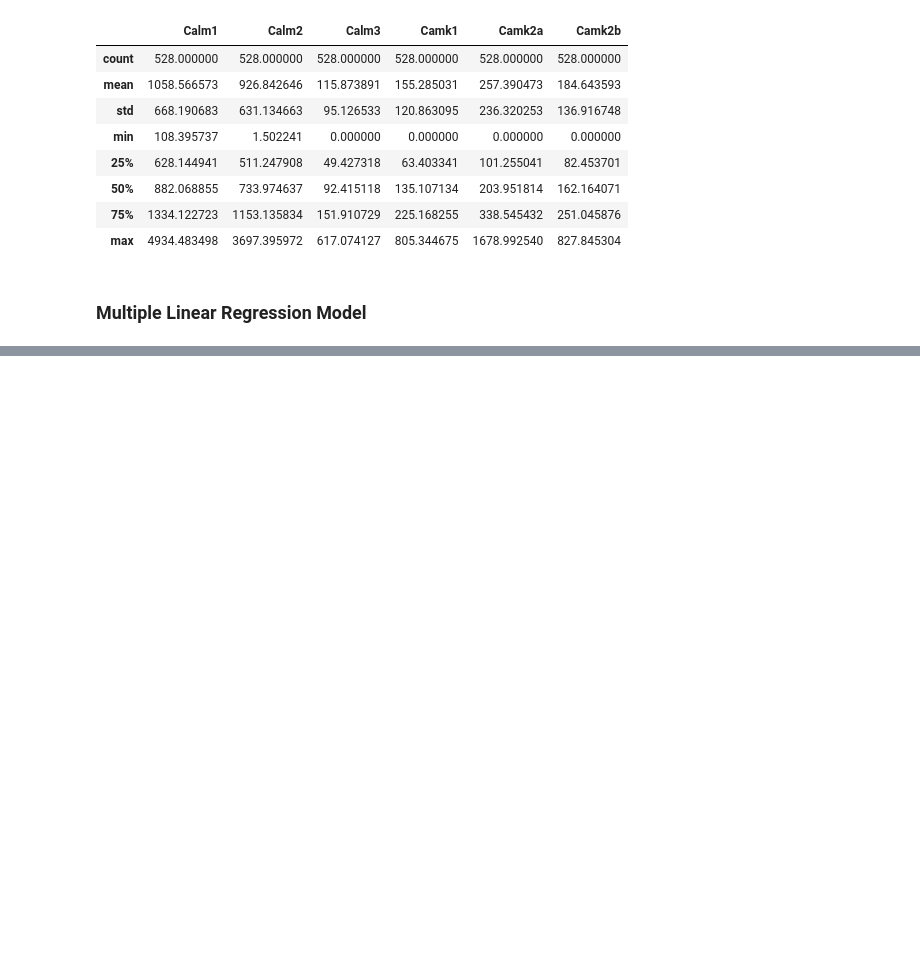
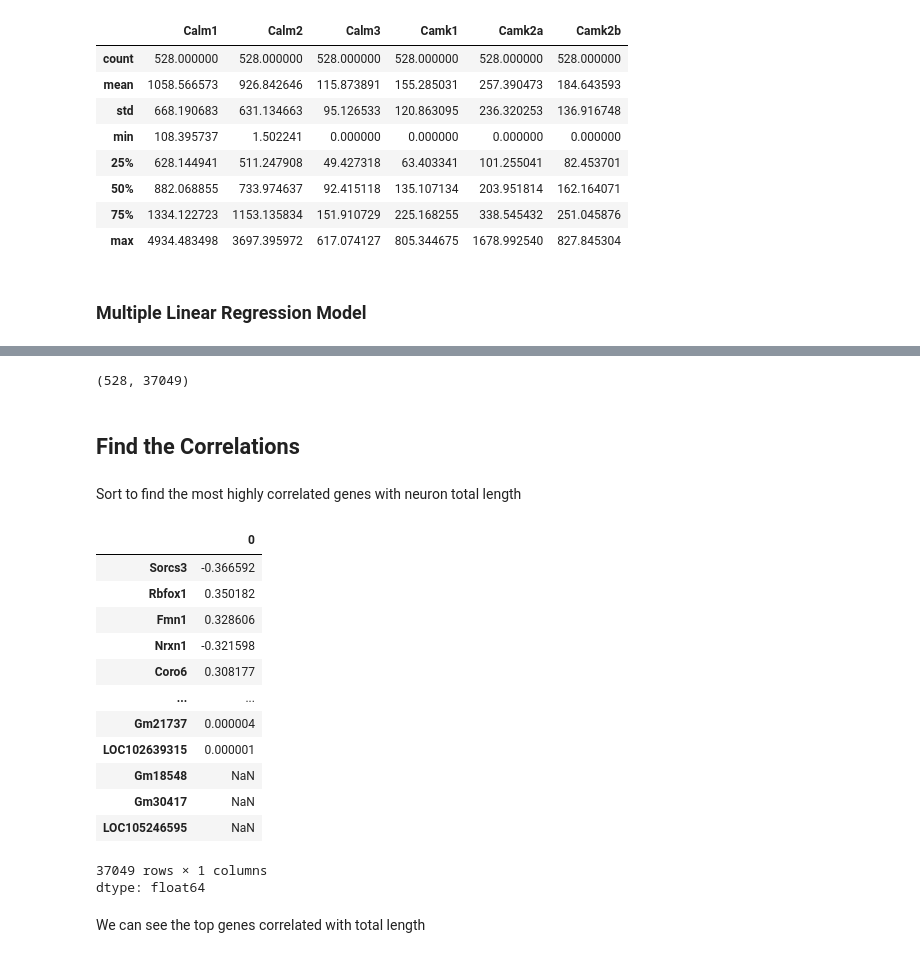
Before and after one commit to tb-harris/neuroscience-2025, a Jupyter notebook: 8_Linear_Regression_with_Genes_and_Morphology.ipynb, the cells around one changed output, grey strips where cells are left out. Saved outputs shown, nothing was run; the diff lists cells and outputs as text; code cells hidden in the pictures; blank space fills up the shorter version.

```diff
--- a/8_Linear_Regression_with_Genes_and_Morphology.ipynb
+++ b/8_Linear_Regression_with_Genes_and_Morphology.ipynb
@@ -214,0 +266,34 @@ Screen
+# %%
+gene_only = gene_morph.iloc[:,180:]
+
+nonzero_genes = gene_only.sum() != 0
+gene_only = gene_only.loc[:, nonzero_genes]
+
+gene_only.shape
+# %% [output]
+(528, 37049)
+# %% [markdown]
+## Find the Correlations
+# %%
+corrs = gene_only.corrwith(gene_morph["all_neurites.total_length"])
+# %% [markdown]
+Sort to find the most highly correlated genes with neuron total length
+# %%
+corrs.sort_values(ascending=False, key=abs)
+# %% [output]
+|  | 0 |
+| Sorcs3 | -0.366592 |
+| Rbfox1 | 0.350182 |
+| Fmn1 | 0.328606 |
+| Nrxn1 | -0.321598 |
+| Coro6 | 0.308177 |
+| ... | ... |
+| Gm21737 | 0.000004 |
+| LOC102639315 | 0.000001 |
+| Gm18548 | NaN |
+| Gm30417 | NaN |
+| LOC105246595 | NaN |
+37049 rows × 1 columns
+dtype: float64
+# %% [markdown]
+We can see the top genes correlated with total length
```
Also changed, not shown: parts of 12 cells of this notebook.
